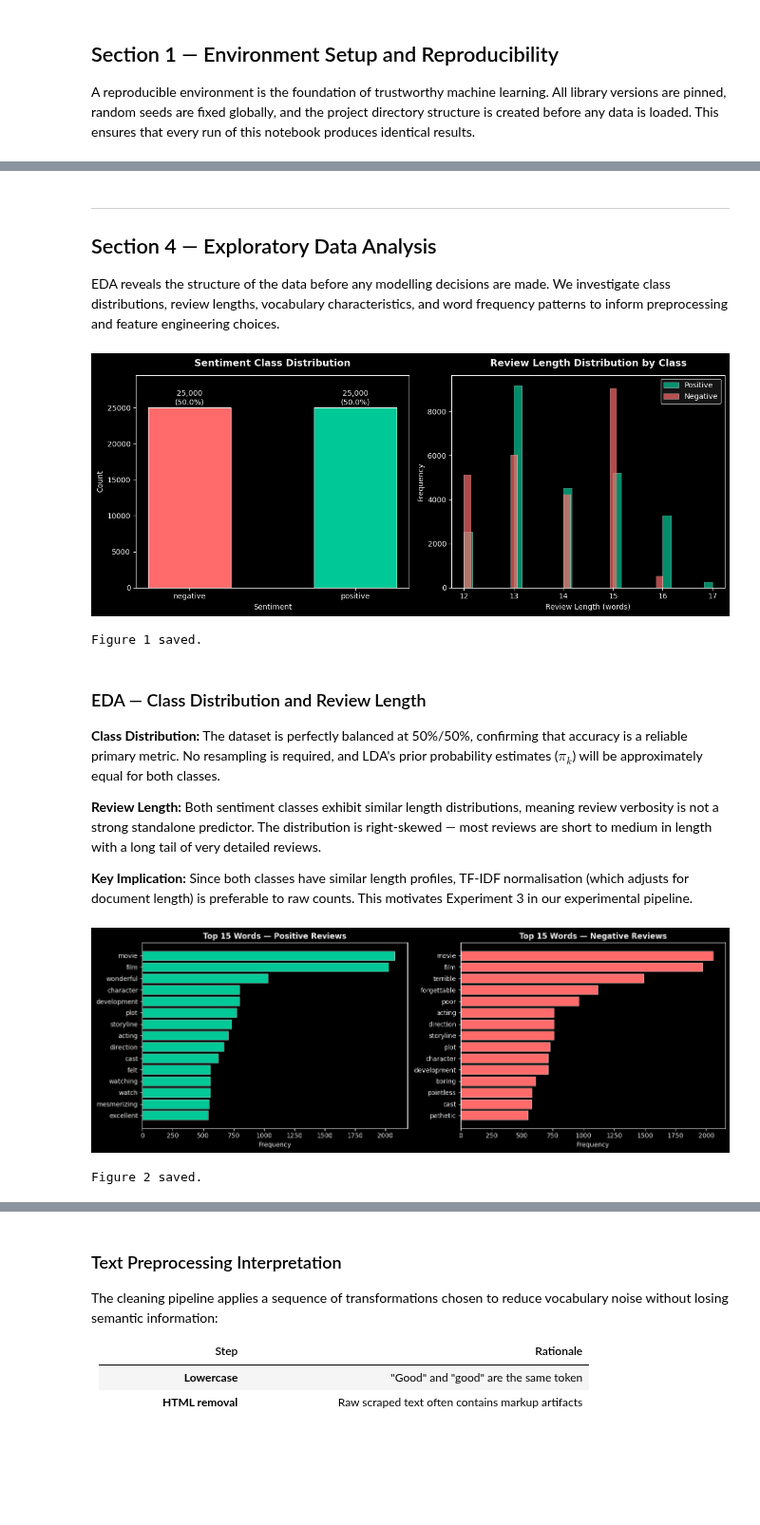
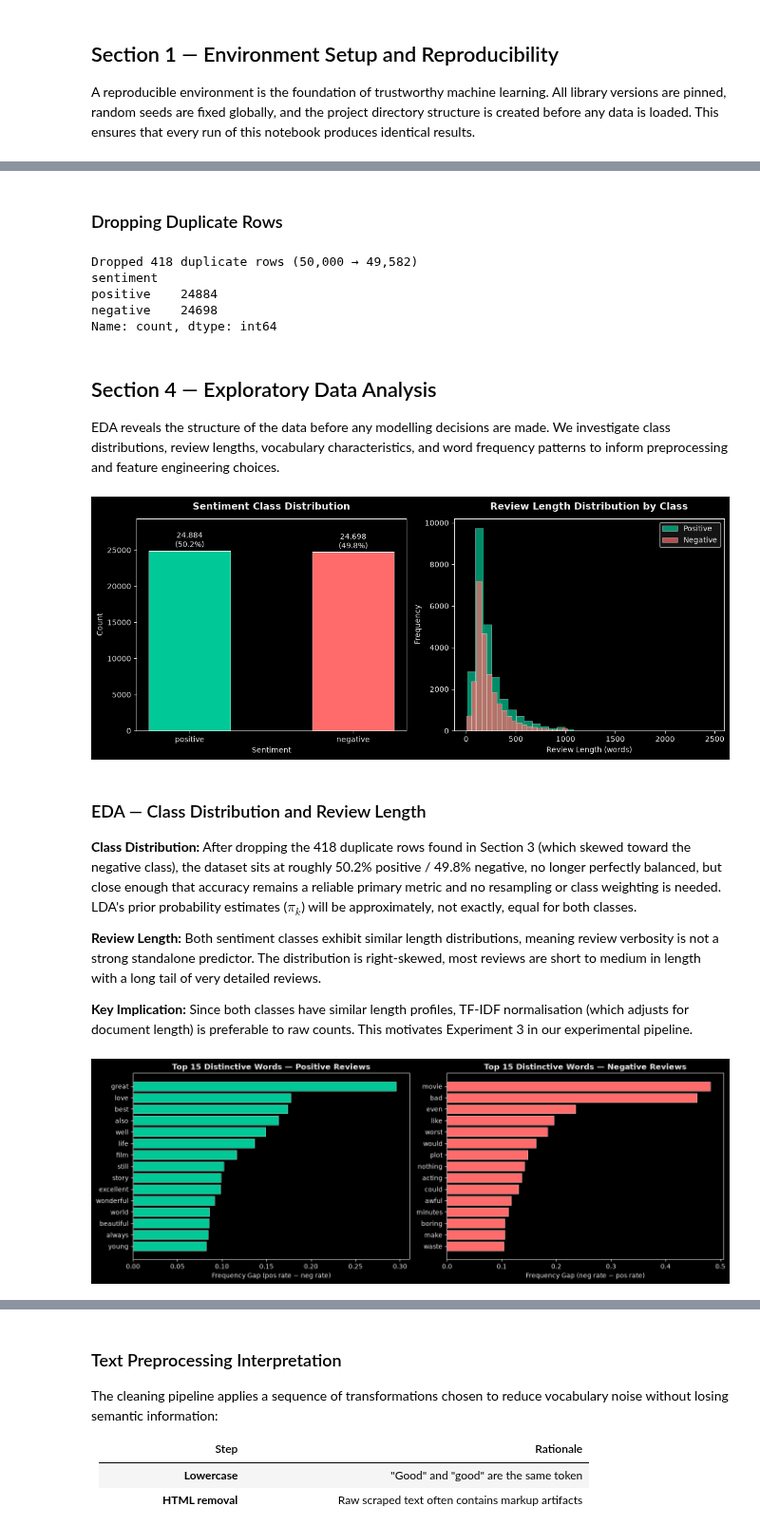
Before and after one commit to FranklinNwankwo/Implementing_Machine_learning_Algorithms_from_First_Principles, a Jupyter notebook: 1. Supervised_Learning/9. LDA_imdb_movie/notebook/LDA_IMDb_Sentiment_Analysis.ipynb, the cells around one changed output, grey strips where cells are left out. Shown at 95% size. Saved outputs shown, nothing was run; the diff lists cells and outputs as text; code cells hidden in the pictures; blank space fills up the shorter version.

```diff
--- a/1. Supervised_Learning/9. LDA_imdb_movie/notebook/LDA_IMDb_Sentiment_Analysis.ipynb
+++ b/1. Supervised_Learning/9. LDA_imdb_movie/notebook/LDA_IMDb_Sentiment_Analysis.ipynb
@@ -297,15 +301,27 @@ max         17.000000
 **Review length:** Variable-length reviews are expected in natural text. Very short reviews (< 5 words) may carry little signal and can optionally be filtered. Very long reviews may contain more nuanced sentiment but are handled naturally by the bag-of-words vectoriser.
 
 **Business Implication:** A balanced, complete dataset reduces the risk of biased model predictions in production deployment.
+# %% [markdown]
+### Dropping Duplicate Rows
+# %%
+before = len(df)
+df = df.drop_duplicates(subset=['review', 'sentiment']).reset_index(drop=True)
+after = len(df)
+print(f"Dropped {before - after:,} duplicate rows ({before:,} to {after:,})")
+print(df['sentiment'].value_counts())
+# %% [output]
+Dropped 418 duplicate rows (50,000 → 49,582)
+sentiment
+positive    24884
+negative    24698
+Name: count, dtype: int64
 # %% [markdown]
----
 ## Section 4 — Exploratory Data Analysis
 
 EDA reveals the structure of the data before any modelling decisions are made. We investigate class distributions, review lengths, vocabulary characteristics, and word frequency patterns to inform preprocessing and feature engineering choices.
 # %%
-# ────────────────────────────────────────────────────────────
-# Figure 1: Sentiment Distribution
-# ────────────────────────────────────────────────────────────
+# Sentiment Distribution
+
 fig, axes = plt.subplots(1, 2, figsize=FIGSIZE_STD)
 
 vc = df['sentiment'].value_counts()
@@ -333,68 +349,72 @@ axes[1].tick_params(colors=C_TEXT)
 axes[1].legend(facecolor='#1a1a1a', labelcolor=C_TEXT)
 
 plt.tight_layout()
-plt.savefig('figures/fig01_sentiment_distribution.png', dpi=150, bbox_inches='tight', facecolor='#0d0d0d')
 plt.show()
-print("Figure 1 saved.")
 # %% [output]
-[figure, old version]
+[figure, new version]
-Figure 1 saved.
 # %% [markdown]
 ### EDA — Class Distribution and Review Length
 
-**Class Distribution:** The dataset is perfectly balanced at 50%/50%, confirming that accuracy is a reliable primary metric. No resampling is required, and LDA's prior probability estimates ($\pi_k$) will be approximately equal for both classes.
+**Class Distribution:** After dropping the 418 duplicate rows found in Section 3 (which skewed toward the negative class), the dataset sits at roughly 50.2% positive / 49.8% negative, no longer perfectly balanced, but close enough that accuracy remains a reliable primary metric and no resampling or class weighting is needed. LDA's prior probability estimates ($\pi_k$) will be approximately, not exactly, equal for both classes.
 
-**Review Length:** Both sentiment classes exhibit similar length distributions, meaning review verbosity is not a strong standalone predictor. The distribution is right-skewed — most reviews are short to medium in length with a long tail of very detailed reviews.
+**Review Length:** Both sentiment classes exhibit similar length distributions, meaning review verbosity is not a strong standalone predictor. The distribution is right-skewed, most reviews are short to medium in length with a long tail of very detailed reviews.
 
 **Key Implication:** Since both classes have similar length profiles, TF-IDF normalisation (which adjusts for document length) is preferable to raw counts. This motivates Experiment 3 in our experimental pipeline.
 # %%
-# ────────────────────────────────────────────────────────────
-# Figure 2: Word Frequency Analysis
-# ────────────────────────────────────────────────────────────
+
+# Word Frequency Analysis
+
+import nltk
+#nltk.download("stopwords")
 from nltk.corpus import stopwords
 STOPWORDS = set(stopwords.words('english'))
 
 def tokenize(text):
     text = text.lower()
     text = re.sub(r'<[^>]+>', ' ', text)
     text = re.sub(r'[^a-z\s]', ' ', text)
     tokens = text.split()
     return [t for t in tokens if t not in STOPWORDS and len(t) > 2]
 
 # Sample 5000 per class for speed
 pos_sample = df.loc[df['sentiment'] == 'positive', 'review'].sample(5000, random_state=SEED)
 neg_sample = df.loc[df['sentiment'] == 'negative', 'review'].sample(5000, random_state=SEED)
 
 pos_words = Counter()
 neg_words = Counter()
 for rev in pos_sample: pos_words.update(tokenize(rev))
 for rev in neg_sample: neg_words.update(tokenize(rev))
 
-top_pos = pos_words.most_common(15)
-top_neg = neg_words.most_common(15)
+# words that are disproportionately common in one class vs the other
+common_vocab = set(pos_words) | set(neg_words)
+diff_scores = {
+    w: (pos_words[w] / 5000) - (neg_words[w] / 5000)
+    for w in common_vocab
+    if pos_words[w] + neg_words[w] > 20  # drop rare noise words
+}
+top_pos_distinctive = sorted(diff_scores.items(), key=lambda x: -x[1])[:15]
+top_neg_distinctive = sorted(diff_scores.items(), key=lambda x: x[1])[:15]
 
 fig, axes = plt.subplots(1, 2, figsize=FIGSIZE_WIDE)
 
-pw, pc = zip(*top_pos)
-nw, nc = zip(*top_neg)
+pw, pc = zip(*top_pos_distinctive)
+nw, nc_raw = zip(*top_neg_distinctive)
+nc = [-v for v in nc_raw]  # flip sign so negative-class bars plot as positive-length bars
 
 axes[0].barh(list(reversed(pw)), list(reversed(pc)), color=C_POS, edgecolor='white', lw=0.4)
-axes[0].set_title('Top 15 Words — Positive Reviews', color=C_TEXT, fontsize=12, fontweight='bold')
-axes[0].set_xlabel('Frequency', color=C_TEXT)
+axes[0].set_title('Top 15 Distinctive Words — Positive Reviews', color=C_TEXT, fontsize=12, fontweight='bold')
+axes[0].set_xlabel('Frequency Gap (pos rate − neg rate)', color=C_TEXT)
 axes[0].tick_params(colors=C_TEXT)
 
 axes[1].barh(list(reversed(nw)), list(reversed(nc)), color=C_NEG, edgecolor='white', lw=0.4)
-axes[1].set_title('Top 15 Words — Negative Reviews', color=C_TEXT, fontsize=12, fontweight='bold')
-axes[1].set_xlabel('Frequency', color=C_TEXT)
+axes[1].set_title('Top 15 Distinctive Words — Negative Reviews', color=C_TEXT, fontsize=12, fontweight='bold')
+axes[1].set_xlabel('Frequency Gap (neg rate − pos rate)', color=C_TEXT)
 axes[1].tick_params(colors=C_TEXT)
 
 plt.tight_layout()
-plt.savefig('figures/fig02_word_frequencies.png', dpi=150, bbox_inches='tight', facecolor='#0d0d0d')
 plt.show()
-print("Figure 2 saved.")
 # %% [output]
-[figure, old version]
+[figure, new version]
-Figure 2 saved.
 # %% [markdown]
 ### EDA — Word Frequency Analysis
 
```
Also changed, not shown: parts of 46 cells of this notebook, 4 other files.
